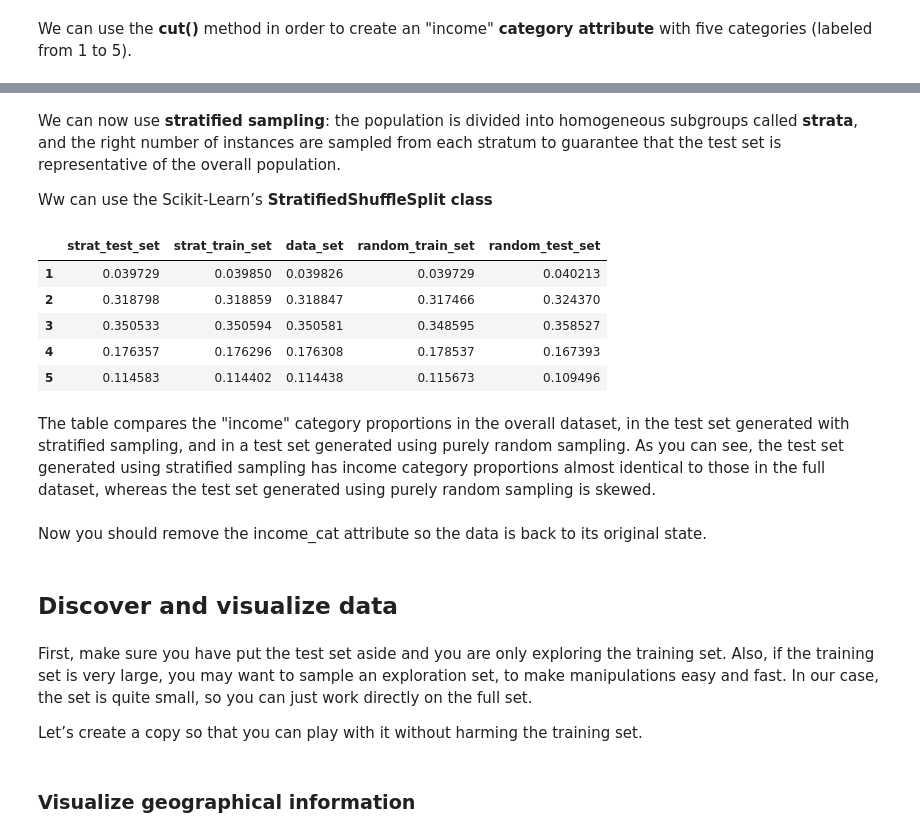
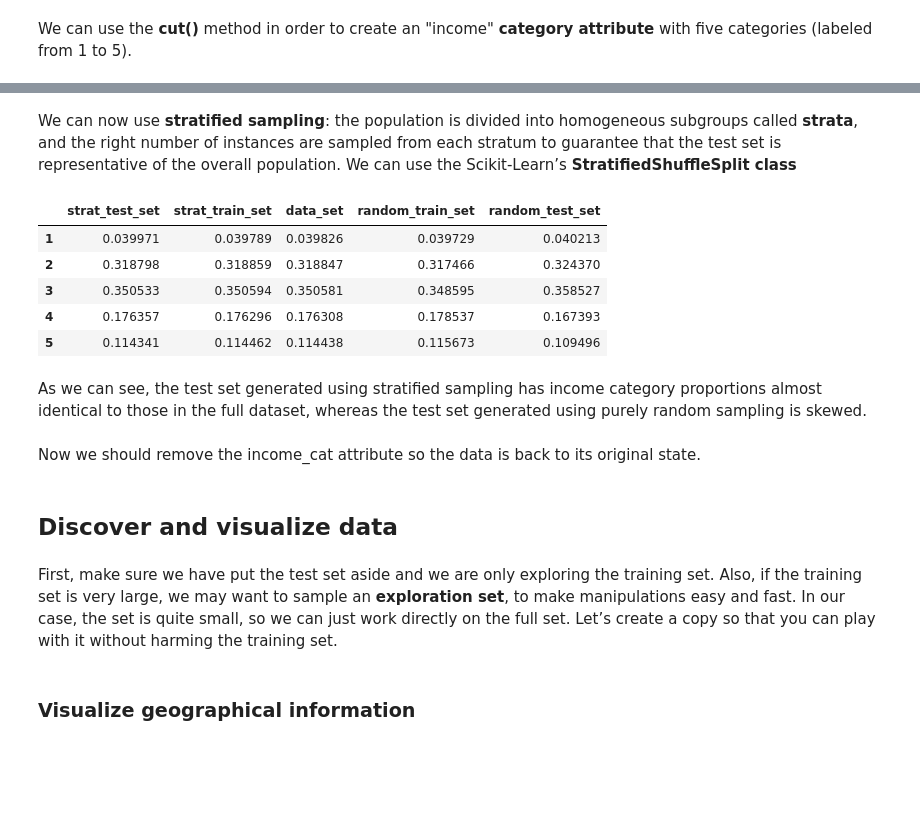
Before and after one commit to ethangillett/machine-learning_riccardoberta, a Jupyter notebook: 01-introduction/02-regression.ipynb, the cells around one changed output, grey strips where cells are left out. Drawn from its saved outputs; the diff is of its cells as text; code cells hidden in the pictures; blank space fills up the shorter version.

```diff
--- a/01-introduction/02-regression.ipynb
+++ b/01-introduction/02-regression.ipynb
@@ -242,53 +215,47 @@ data_set["income_cat"].hist()
 [figure]
 # %% [markdown]
-We can now use **stratified sampling**: the population is divided into homogeneous subgroups called **strata**, and the right number of instances are sampled from each stratum to guarantee that the test set is representative of the overall population.
-
-Ww can use the Scikit-Learn’s **StratifiedShuffleSplit class**
+We can now use **stratified sampling**: the population is divided into homogeneous subgroups called **strata**, and the right number of instances are sampled from each stratum to guarantee that the test set is representative of the overall population. We can use the Scikit-Learn’s **StratifiedShuffleSplit class**
 # %%
 import sklearn as skl
 
-split = skl.model_selection.StratifiedShuffleSplit(n_splits=1,
-                                                   test_size=0.2,
-                                                   random_state=42)
+# stratified sampling
+split = skl.model_selection.StratifiedShuffleSplit(n_splits=1, test_size=0.2,random_state=42)
+
 for train_index, test_index in split.split(data_set, data_set["income_cat"]):
     strat_train_set = data_set.loc[train_index]
     strat_test_set = data_set.loc[test_index]
 
-random_train_set, random_test_set = skl.model_selection.train_test_split(data_set,
-                                                                         test_size=0.2,
-                                                                         random_state=42)
+# random sampling
+random_train_set, random_test_set = skl.model_selection.train_test_split(data_set, test_size=0.2, random_state=42)
+
 
 proportions = { 'strat_test_set': strat_test_set["income_cat"].value_counts() / len(strat_test_set),
                 'strat_train_set': strat_train_set["income_cat"].value_counts() / len(strat_train_set),
                 'data_set': data_set["income_cat"].value_counts() / len(data_set),
                 'random_train_set': random_train_set["income_cat"].value_counts() / len(random_train_set),
-                'random_test_set': random_test_set["income_cat"].value_counts() / len(random_test_set)
-              }
+                'random_test_set': random_test_set["income_cat"].value_counts() / len(random_test_set) }
 
-proportions_df = pd.DataFrame(data = proportions, index=[1, 2, 3, 4, 5])
+proportions_df = pd.DataFrame(data=proportions, index=[1, 2, 3, 4, 5])
 
 proportions_df.head()
 # %% [output]
 |  | strat_test_set | strat_train_set | data_set | random_train_set | random_test_set |
-| 1 | 0.039729 | 0.039850 | 0.039826 | 0.039729 | 0.040213 |
+| 1 | 0.039971 | 0.039789 | 0.039826 | 0.039729 | 0.040213 |
 | 2 | 0.318798 | 0.318859 | 0.318847 | 0.317466 | 0.324370 |
 | 3 | 0.350533 | 0.350594 | 0.350581 | 0.348595 | 0.358527 |
 | 4 | 0.176357 | 0.176296 | 0.176308 | 0.178537 | 0.167393 |
-| 5 | 0.114583 | 0.114402 | 0.114438 | 0.115673 | 0.109496 |
+| 5 | 0.114341 | 0.114462 | 0.114438 | 0.115673 | 0.109496 |
 # %% [markdown]
-The table compares the "income" category proportions in the overall
-dataset, in the test set generated with stratified sampling, and in a test set generated using purely random sampling. As you can see, the test set generated using stratified sampling has income category proportions almost identical to those in the full dataset, whereas the test set generated using purely random sampling is skewed.
+As we can see, the test set generated using stratified sampling has income category proportions almost identical to those in the full dataset, whereas the test set generated using purely random sampling is skewed.
 # %% [markdown]
-Now you should remove the income_cat attribute so the data is back to its original state.
+Now we should remove the income_cat attribute so the data is back to its original state.
 # %%
 for set_ in (strat_train_set, strat_test_set):
     set_.drop("income_cat", axis=1, inplace=True)
 # %% [markdown]
 ## Discover and visualize data
 # %% [markdown]
-First, make sure you have put the test set aside and you are only exploring the training set. Also, if the training set is very large, you may want to sample an exploration set, to make manipulations easy and fast. In our case, the set is quite small, so you can just work directly on the full set.
-
-Let’s create a copy so that you can play with it without harming the training set.
+First, make sure we have put the test set aside and we are only exploring the training set. Also, if the training set is very large, we may want to sample an **exploration set**, to make manipulations easy and fast. In our case, the set is quite small, so we can just work directly on the full set. Let’s create a copy so that you can play with it without harming the training set.
 # %%
 exploration_set = strat_train_set.copy()
 # %% [markdown]
```
Also changed, not shown: parts of 83 cells of this notebook, 1 other file.
